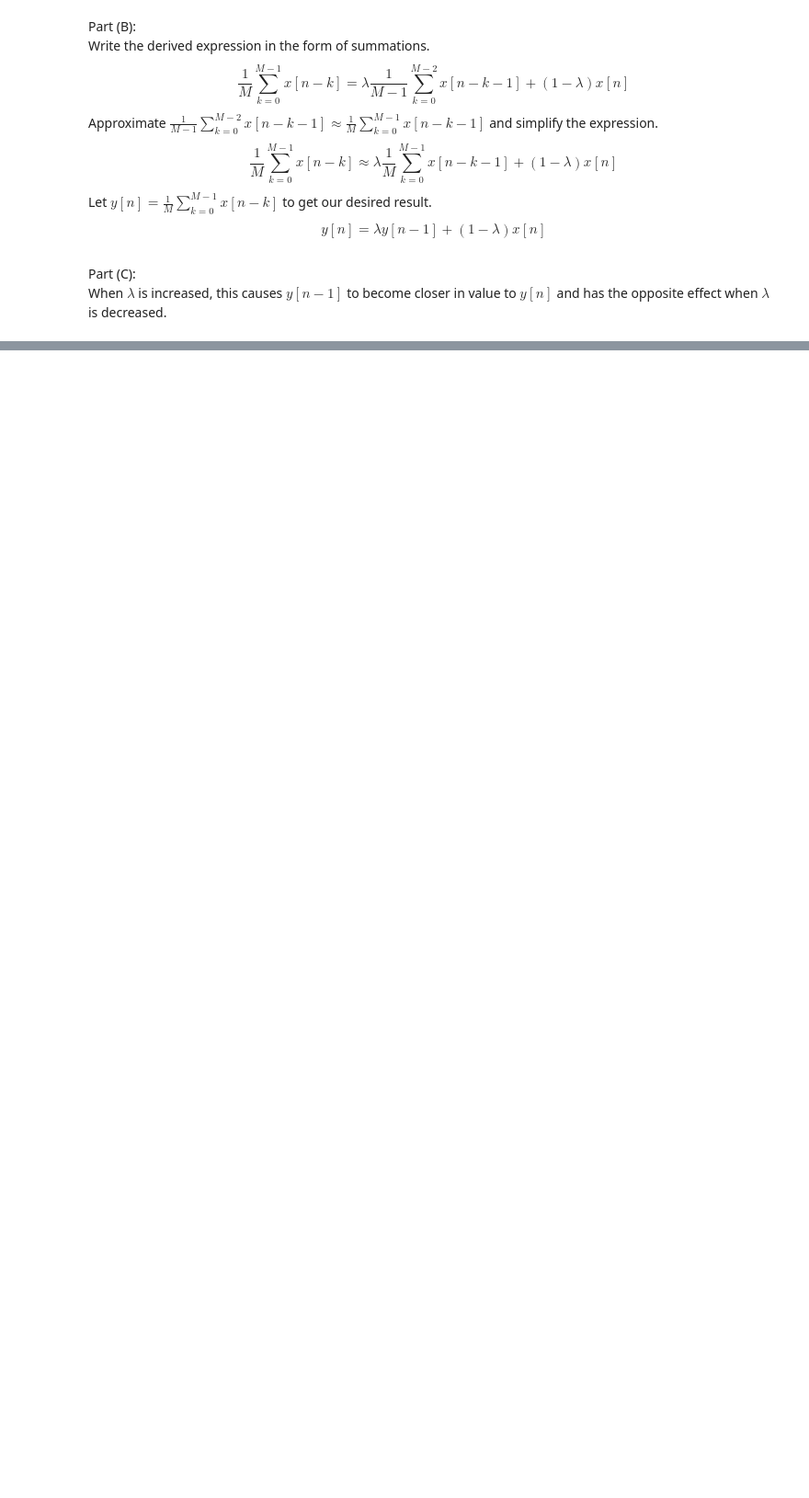
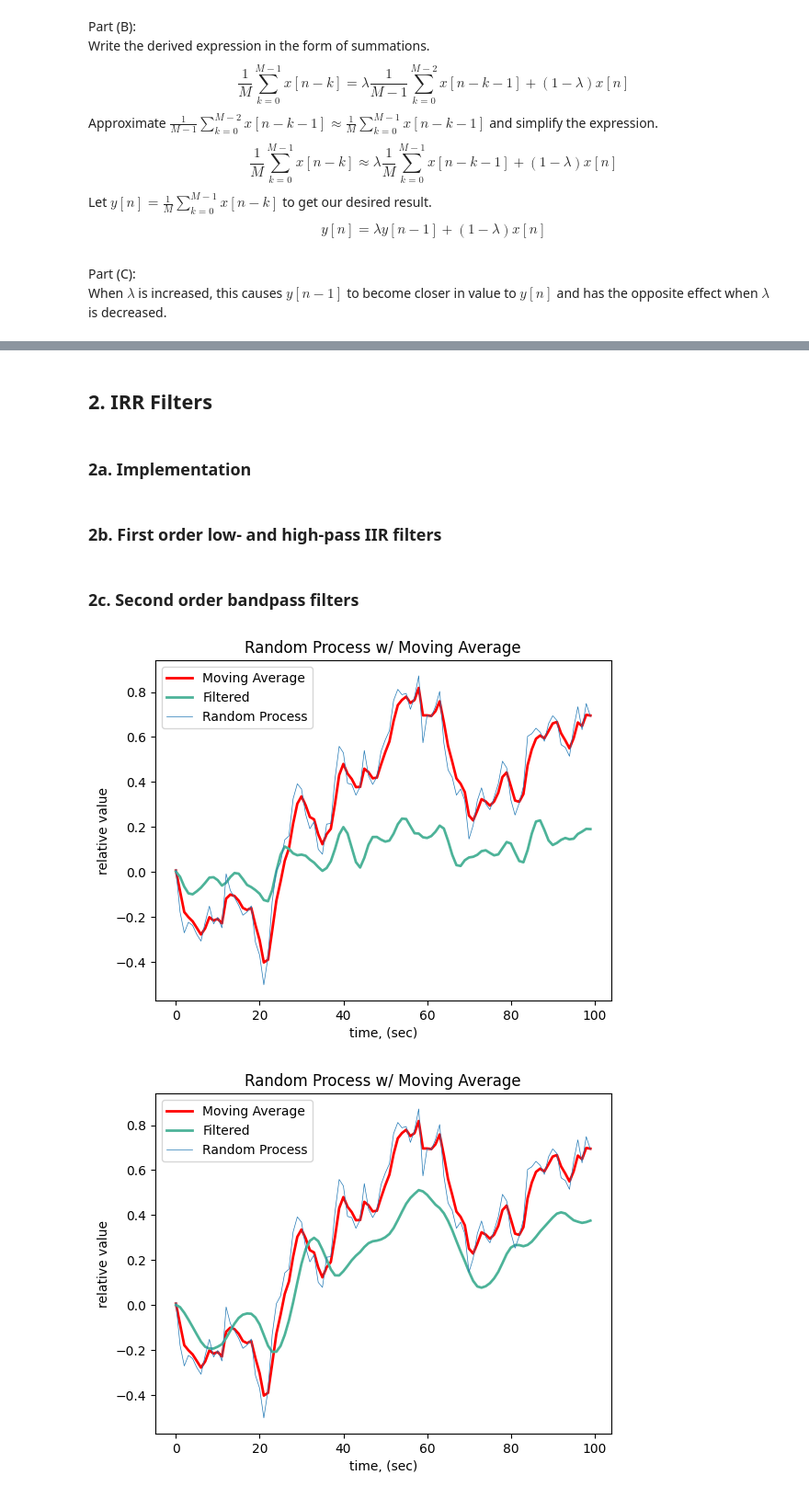
Before and after one commit to finnhittson/csds464, a Jupyter notebook: 464-A3b_fxh157_files/A3b_fxh157.ipynb, the cells around one changed output, grey strips where cells are left out. Shown at 92% size. Saved outputs shown, nothing was run; the diff lists cells and outputs as text; code cells hidden in the pictures; blank space fills up the shorter version.

Commit message:
implement IIR filter

```diff
--- a/464-A3b_fxh157_files/A3b_fxh157.ipynb
+++ b/464-A3b_fxh157_files/A3b_fxh157.ipynb
@@ -48,0 +76,23 @@ When $\lambda$ is increased, this causes $y[n-1]$ to become closer in value to $
+# %% [markdown]
+## 2. IRR Filters
+# %% [markdown]
+### 2a. Implementation
+# %% [markdown]
+### 2b. First order low- and high-pass IIR filters
+# %% [markdown]
+### 2c. Second order bandpass filters
+# %%
+#np.random.seed(10)
+rand = a3b.randprocess(N=100, s=0.1)
+avg = a3b.movingavg(x=rand, l=0.5)
+a = [-1.265, 0.81]
+b = [0.135]
+filtered = a3b.filterIIR(x=rand, a=a, b=b)
+a3b.plot_movingavg(rand=rand, avg=avg, filtered=filtered)
+a = [-1.702, 0.81]
+b = [0.063]
+filtered = a3b.filterIIR(x=rand, a=a, b=b)
+a3b.plot_movingavg(rand=rand, avg=avg, filtered=filtered)
+# %% [output]
+[figure, added]
+[figure, added]
```
Also changed, not shown: parts of 6 cells of this notebook, 1 other file.
